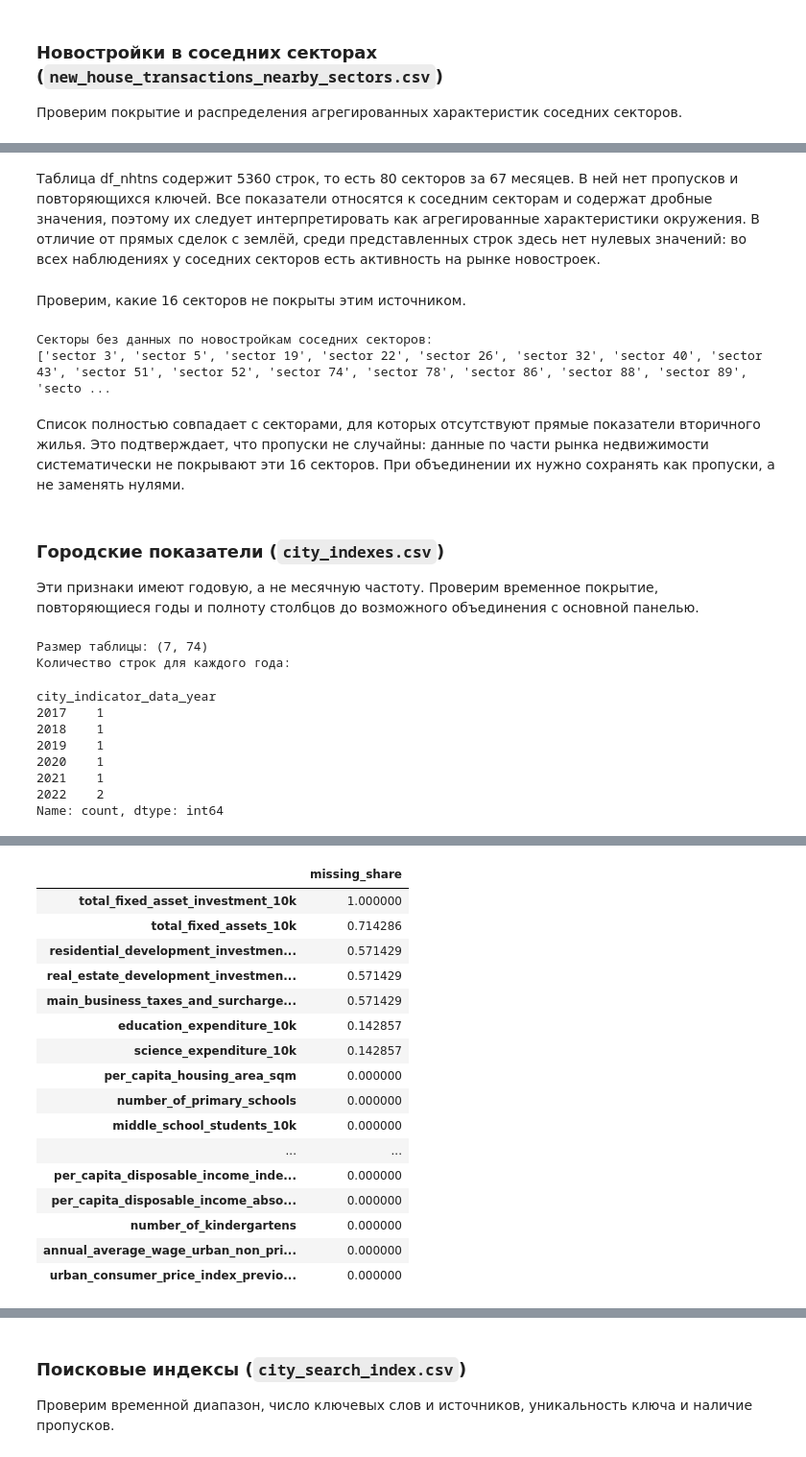
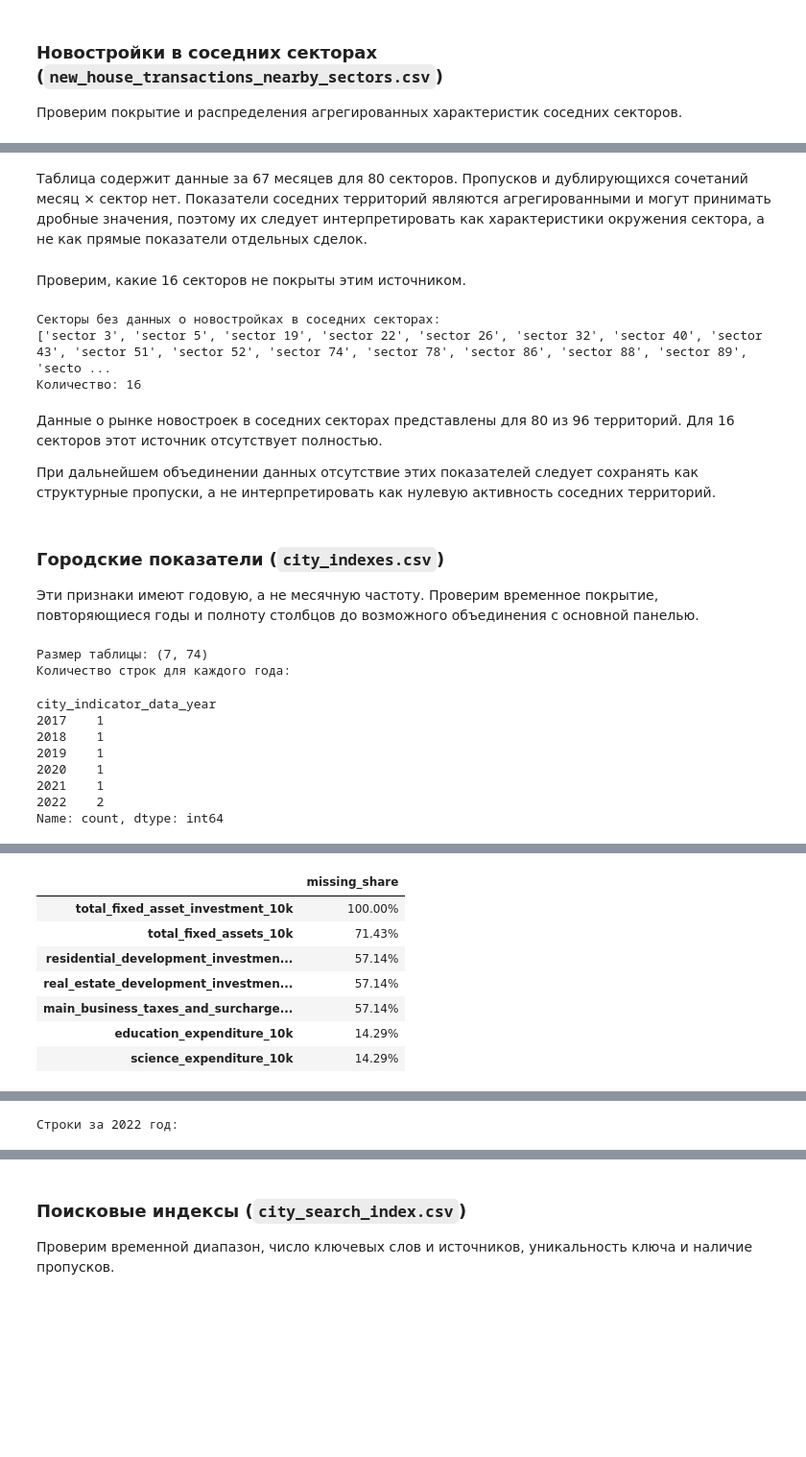
Before and after one commit to nikkyzp/ml-project, a Jupyter notebook: EDA.ipynb, the cells around one changed output, grey strips where cells are left out. Shown at 96% size. Saved outputs shown, nothing was run; the diff lists cells and outputs as text; code cells hidden in the pictures; blank space fills up the shorter version.

Commit message:
Extend EDA for market and city features

```diff
--- a/EDA.ipynb
+++ b/EDA.ipynb
@@ -1495,20 +1488,24 @@ display(
 # %% [markdown]
-Таблица df_nhtns содержит 5360 строк, то есть 80 секторов за 67 месяцев. В ней нет пропусков и повторяющихся ключей. Все показатели относятся к соседним секторам и содержат дробные значения, поэтому их следует интерпретировать как агрегированные характеристики окружения. В отличие от прямых сделок с землёй, среди представленных строк здесь нет нулевых значений: во всех наблюдениях у соседних секторов есть активность на рынке новостроек.
+Таблица содержит данные за 67 месяцев для 80 секторов. Пропусков и дублирующихся сочетаний месяц × сектор нет. Показатели соседних территорий являются агрегированными и могут принимать дробные значения, поэтому их следует интерпретировать как характеристики окружения сектора, а не как прямые показатели отдельных сделок.
 # %% [markdown]
 Проверим, какие 16 секторов не покрыты этим источником.
 # %%
-nearby_new_house_missing_sectors = sorted(
+nearby_new_missing_sectors = sorted(
     set(df["sector"]) - set(df_nhtns_eda["sector"]),
     key=lambda value: int(value.split()[-1])
 )
 
-print("Секторы без данных по новостройкам соседних секторов:")
-print(nearby_new_house_missing_sectors)
+print("Секторы без данных о новостройках в соседних секторах:")
+print(nearby_new_missing_sectors)
+print("Количество:", len(nearby_new_missing_sectors))
 # %% [output]
-Секторы без данных по новостройкам соседних секторов:
+Секторы без данных о новостройках в соседних секторах:
 ['sector 3', 'sector 5', 'sector 19', 'sector 22', 'sector 26', 'sector 32', 'sector 40', 'sector 43', 'sector 51', 'sector 52', 'sector 74', 'sector 78', 'sector 86', 'sector 88', 'sector 89', 'secto ...
+Количество: 16
 # %% [markdown]
-Список полностью совпадает с секторами, для которых отсутствуют прямые показатели вторичного жилья. Это подтверждает, что пропуски не случайны: данные по части рынка недвижимости систематически не покрывают эти 16 секторов. При объединении их нужно сохранять как пропуски, а не заменять нулями.
+Данные о рынке новостроек в соседних секторах представлены для 80 из 96 территорий. Для 16 секторов этот источник отсутствует полностью.
+
+При дальнейшем объединении данных отсутствие этих показателей следует сохранять как структурные пропуски, а не интерпретировать как нулевую активность соседних территорий.
 # %% [markdown]
 ### Городские показатели (`city_indexes.csv`)
 
@@ -1519,59 +1516,65 @@ df_ci_eda = df_ci.copy()
 print("Размер таблицы:", df_ci_eda.shape)
 
 print("Количество строк для каждого года:")
-display(df_ci_eda["city_indicator_data_year"].value_counts().sort_index())
+display(
+    df_ci_eda["city_indicator_data_year"]
+    .value_counts()
+    .sort_index()
+)
 
 display(df_ci_eda.head())
 
-display(
+city_missing = (
     df_ci_eda
     .isna()
     .mean()
     .sort_values(ascending=False)
-    .head(20)
+)
+
+display(
+    city_missing[city_missing > 0]
     .to_frame("missing_share")
+    .style.format("{:.2%}")
 )
 
 display(
     df_ci_eda
     .select_dtypes(include="number")
     .describe()
     .T
 )
+
+print("Строки за 2022 год:")
+display(
+    df_ci_eda[
+        df_ci_eda["city_indicator_data_year"] == 2022
+    ]
+)
 # %% [output]
 Размер таблицы: (7, 74)
 Количество строк для каждого года:
 city_indicator_data_year
 2017    1
 2018    1
 2019    1
 2020    1
 2021    1
 2022    2
 Name: count, dtype: int64
 |  | city_indicator_data_year | year_end_registered_population_10k | total_households_10k | year_end_resident_population_10k | ... |
 | 0 | 2017 | 897.87 | 295.0211 | 1449.84 | ... |
 | 1 | 2018 | 927.69 | 305.9851 | 1490.44 | ... |
 | 2 | 2019 | 953.72 | 313.8455 | 1530.59 | ... |
 | 3 | 2020 | 985.11 | 322.1068 | 1874.03 | ... |
 | 4 | 2021 | 1011.53 | 329.7224 | 1881.06 | ... |
 |  | missing_share |
-| total_fixed_asset_investment_10k | 1.000000 |
-| total_fixed_assets_10k | 0.714286 |
-| residential_development_investmen... | 0.571429 |
-| real_estate_development_investmen... | 0.571429 |
-| main_business_taxes_and_surcharge... | 0.571429 |
-| education_expenditure_10k | 0.142857 |
-| science_expenditure_10k | 0.142857 |
-| per_capita_housing_area_sqm | 0.000000 |
-| number_of_primary_schools | 0.000000 |
-| middle_school_students_10k | 0.000000 |
-| ... | ... |
-| per_capita_disposable_income_inde... | 0.000000 |
-| per_capita_disposable_income_abso... | 0.000000 |
-| number_of_kindergartens | 0.000000 |
-| annual_average_wage_urban_non_pri... | 0.000000 |
-| urban_consumer_price_index_previo... | 0.000000 |
+| total_fixed_asset_investment_10k | 100.00% |
+| total_fixed_assets_10k | 71.43% |
+| residential_development_investmen... | 57.14% |
+| real_estate_development_investmen... | 57.14% |
+| main_business_taxes_and_surcharge... | 57.14% |
+| education_expenditure_10k | 14.29% |
+| science_expenditure_10k | 14.29% |
 |  | count | mean | std | min | 25% | 50% | 75% | max |
 | city_indicator_data_year | 7.0 | 2.019857e+03 | 1.951800e+00 | 2.017000e+03 | 2.018500e+03 | 2.020000e+03 | 2.021500e+03 | 2.022000e+03 |
 | year_end_registered_population_10k | 7.0 | 9.779629e+02 | 5.353150e+01 | 8.978700e+02 | 9.407050e+02 | 9.851100e+02 | 1.023220e+03 | 1.034910e+03 |
@@ -1589,3 +1592,4 @@ Name: count, dtype: int64
 | residential_development_investmen... | 3.0 | 1.867741e+07 | 1.902909e+06 | 1.746662e+07 | 1.758074e+07 | 1.769486e+07 | 1.928280e+07 | 2.087074e+07 |
 | science_expenditure_10k | 6.0 | 2.004102e+06 | 3.054071e+05 | 1.636655e+06 | 1.779961e+06 | 1.997307e+06 | 2.184110e+06 | 2.439456e+06 |
 | education_expenditure_10k | 6.0 | 5.239575e+06 | 8.633424e+05 | 4.043335e+06 | 4.616092e+06 | 5.412830e+06 | 5.814622e+06 | 6.269391e+06 |
+Строки за 2022 год:
```
Also changed, not shown: parts of 21 cells of this notebook.
